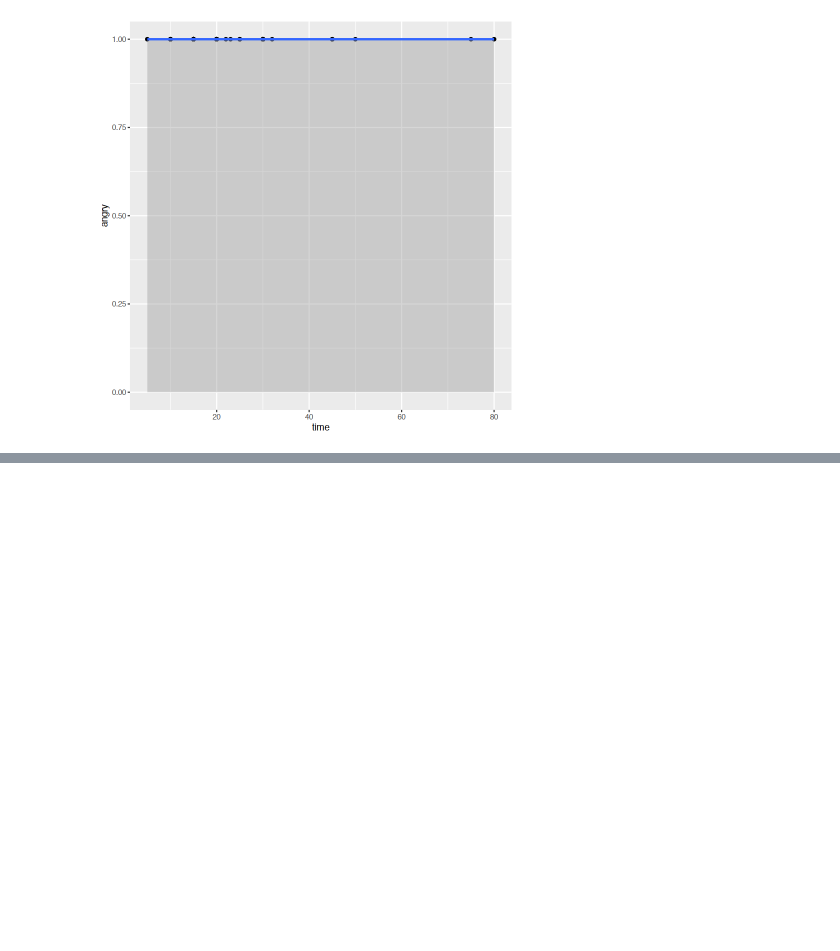
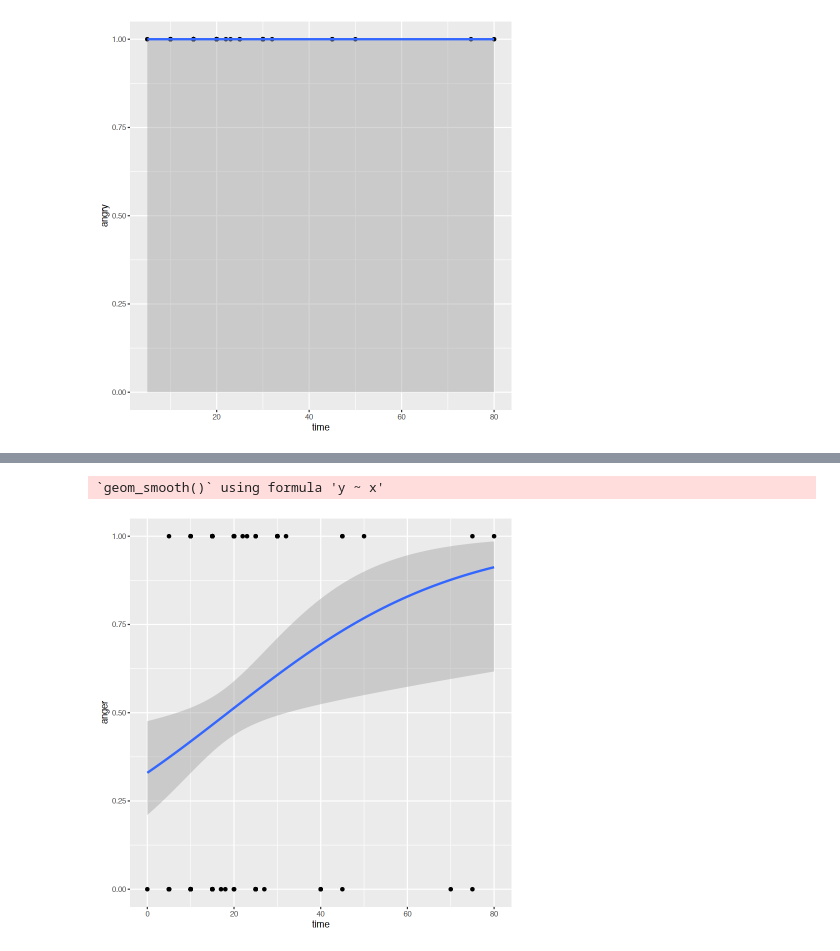
Before and after one commit to norberello/fitting-exponential-car-intervals, a Jupyter notebook: anger times.ipynb, the cells around one changed output, grey strips where cells are left out. Saved outputs shown, nothing was run; the diff lists cells and outputs as text; code cells hidden in the pictures; blank space fills up the shorter version.

```diff
--- a/anger times.ipynb
+++ b/anger times.ipynb
@@ -246,0 +255,5 @@ ggplot(angry.df, aes(x=time, y=angry)) +
+# %%
+#let's create the dataframe2
+angry<-rep(c(1),times=length(angry.times))
+notangry<-rep(c(0),times=length(angry.times))
+angry.df2<-data.frame(time=c(angry.times,angry.times-5),anger=c(angry,notangry))
@@ -246,0 +275,9 @@ ggplot(angry.df, aes(x=time, y=angry)) +
+# %%
+ggplot(angry.df2, aes(x=time, y=anger)) +
+  geom_point() +
+  geom_smooth(method = "glm",
+    method.args = list(family = "binomial"),
+    se = T)
+# %% [output]
+`geom_smooth()` using formula 'y ~ x'
+[figure, added]
```
Also changed, not shown: parts of 5 cells of this notebook.
